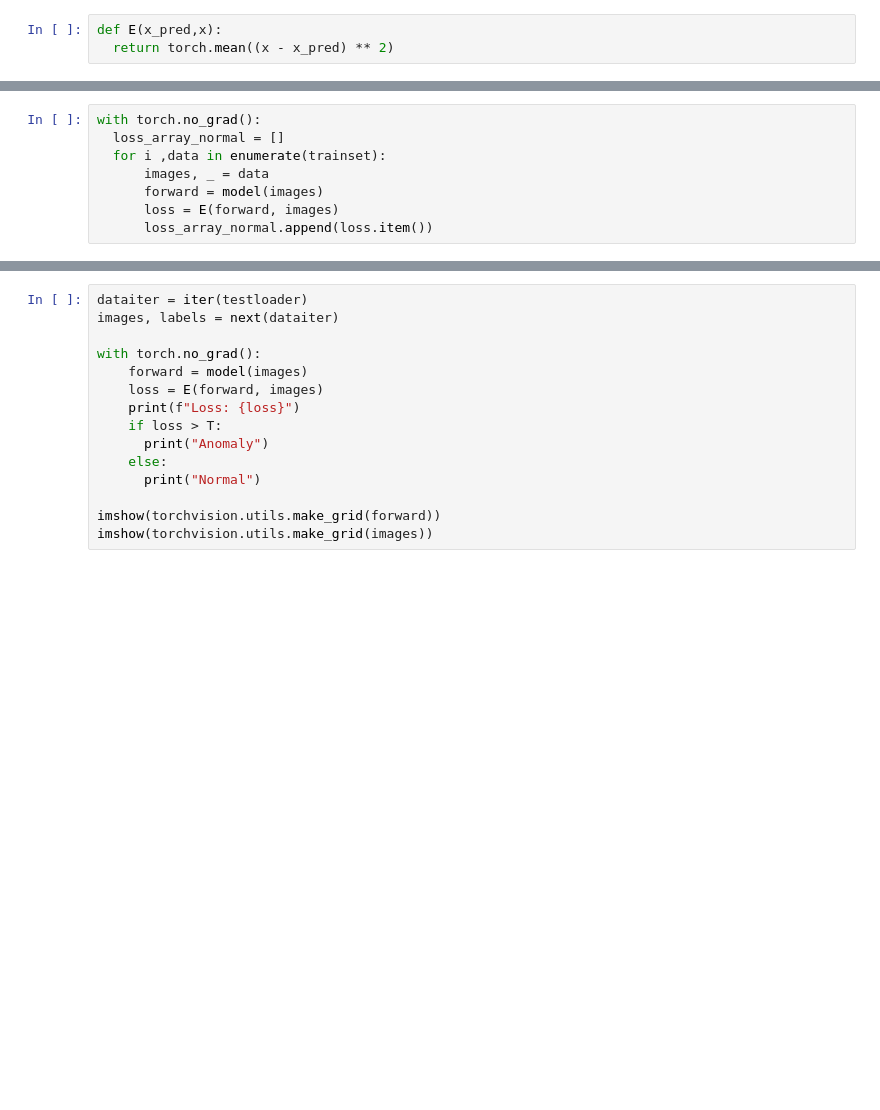
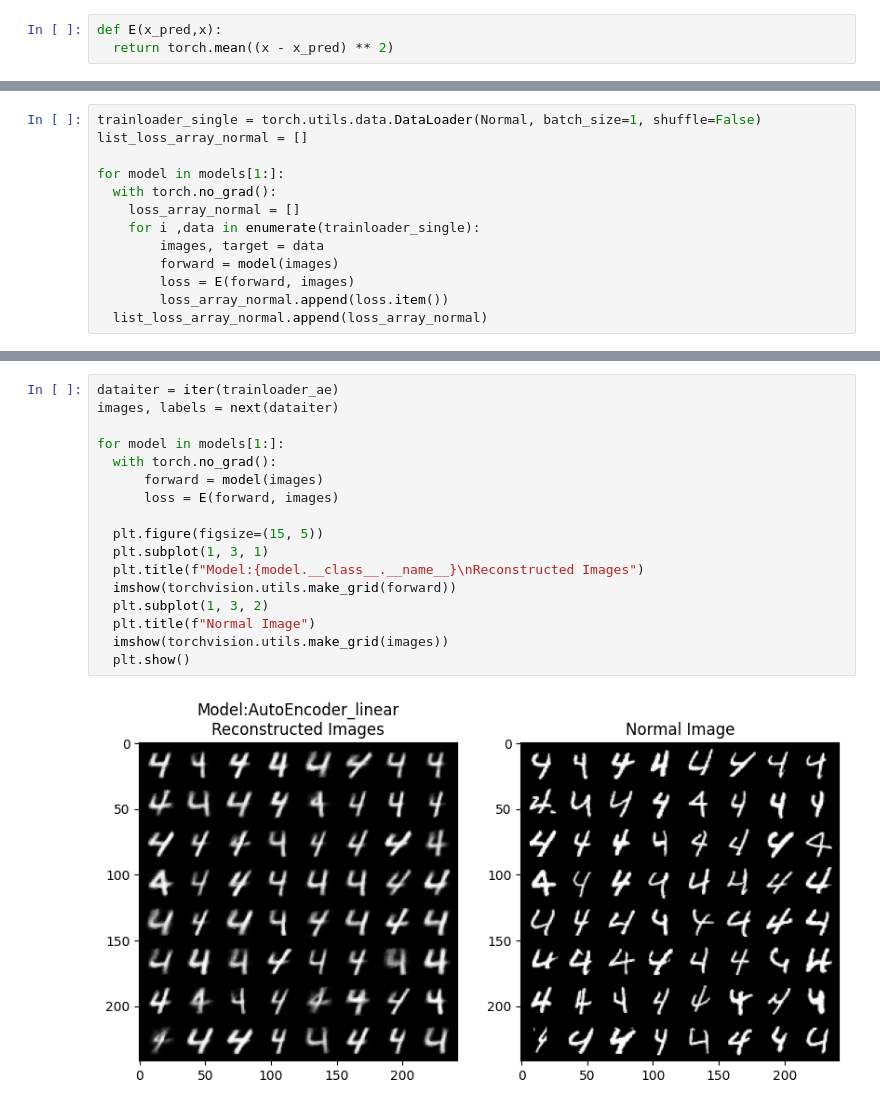
Before and after one commit to Awerdos/Anomaly-Detection-with-AutoEncoder, a Jupyter notebook: AutoEncoder.ipynb, the cells around one changed output, grey strips where cells are left out. Drawn from its saved outputs; the diff is of its cells as text; blank space fills up the shorter version.

```diff
--- a/AutoEncoder.ipynb
+++ b/AutoEncoder.ipynb
@@ -182,9 +214,14 @@ Finished Training in 19.78
 # %%
-with torch.no_grad():
-  loss_array_normal = []
-  for i ,data in enumerate(trainset):
-      images, _ = data
-      forward = model(images)
-      loss = E(forward, images)
-      loss_array_normal.append(loss.item())
+trainloader_single = torch.utils.data.DataLoader(Normal, batch_size=1, shuffle=False)
+list_loss_array_normal = []
+
+for model in models[1:]:
+  with torch.no_grad():
+    loss_array_normal = []
+    for i ,data in enumerate(trainloader_single):
+        images, target = data
+        forward = model(images)
+        loss = E(forward, images)
+        loss_array_normal.append(loss.item())
+  list_loss_array_normal.append(loss_array_normal)
 # %%
@@ -198,15 +248,19 @@ print(len(loss_array_normal))
 # %%
-dataiter = iter(testloader)
+dataiter = iter(trainloader_ae)
 images, labels = next(dataiter)
 
-with torch.no_grad():
-    forward = model(images)
-    loss = E(forward, images)
-    print(f"Loss: {loss}")
-    if loss > T:
-      print("Anomaly")
-    else:
-      print("Normal")
+for model in models[1:]:
+  with torch.no_grad():
+      forward = model(images)
+      loss = E(forward, images)
 
-imshow(torchvision.utils.make_grid(forward))
-imshow(torchvision.utils.make_grid(images))
+  plt.figure(figsize=(15, 5))
+  plt.subplot(1, 3, 1)
+  plt.title(f"Model:{model.__class__.__name__}\nReconstructed Images")
+  imshow(torchvision.utils.make_grid(forward))
+  plt.subplot(1, 3, 2)
+  plt.title(f"Normal Image")
+  imshow(torchvision.utils.make_grid(images))
+  plt.show()
+# %% [output]
+[figure, added]
```
Also changed, not shown: parts of 14 cells of this notebook.
